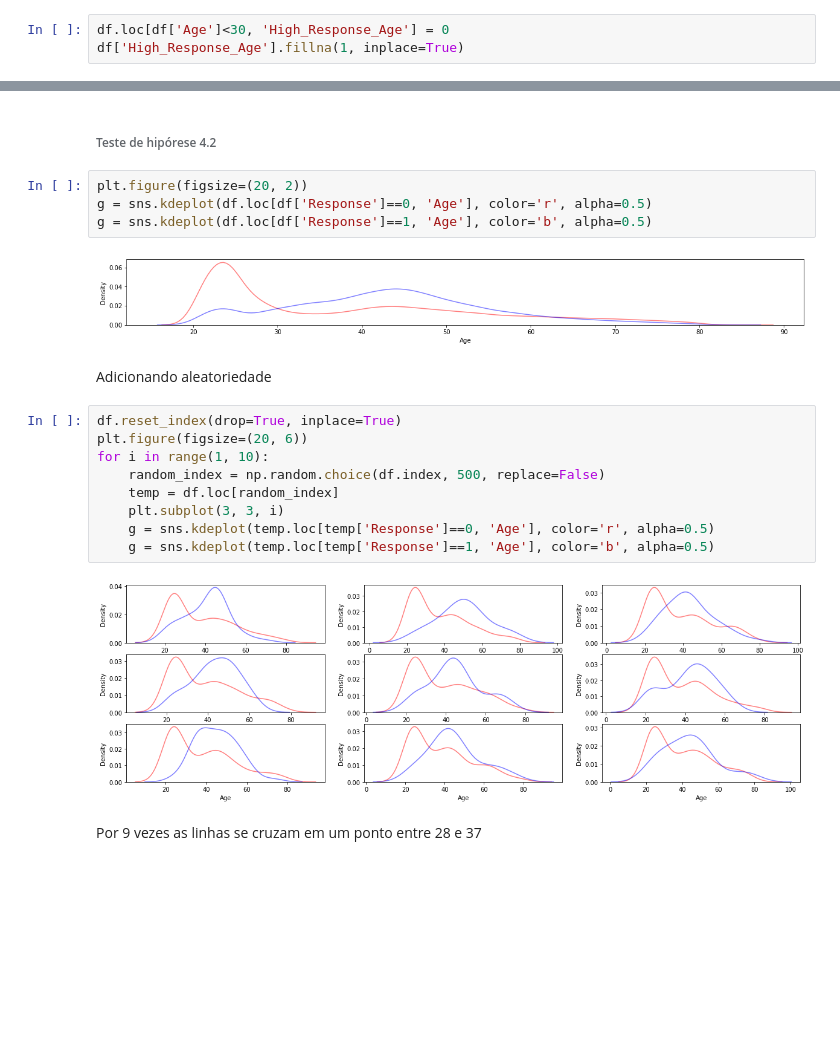
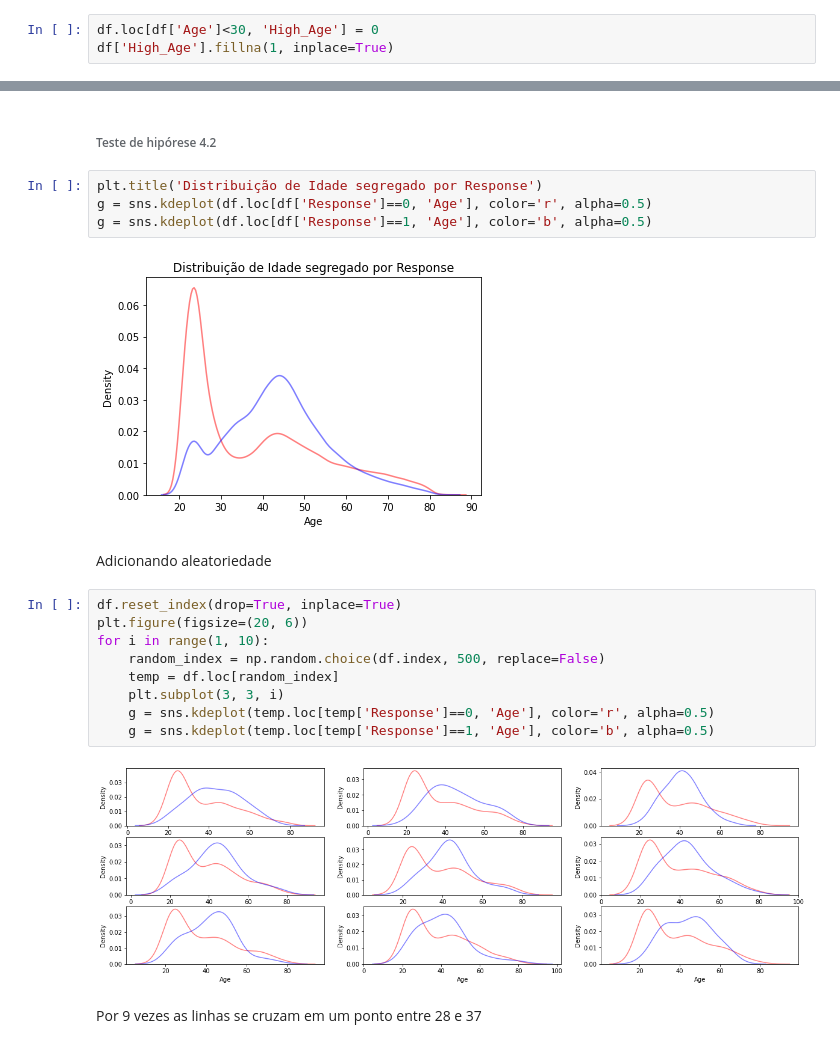
Before and after one commit to Samoelmoura/insurance_sales_predict, a Jupyter notebook: notebooks/1.0 analytics_and_feature_engineering.ipynb, the cells around one changed output, grey strips where cells are left out. Drawn from its saved outputs; the diff is of its cells as text; blank space fills up the shorter version.

```diff
--- a/notebooks/1.0 analytics_and_feature_engineering.ipynb
+++ b/notebooks/1.0 analytics_and_feature_engineering.ipynb
@@ -331,6 +331,6 @@ Correlações fracas com Age, Annual_Premium, Policy_Sales_Channel e Vehicle_Age
 # %%
-df.loc[df['Age']<30, 'High_Response_Age'] = 0
-df['High_Response_Age'].fillna(1, inplace=True)
+df.loc[df['Age']<30, 'High_Age'] = 0
+df['High_Age'].fillna(1, inplace=True)
 # %% [markdown]
 ###### 3.4 Log_Annual_Premium
 # %%
@@ -642,11 +647,11 @@ Pessoas mais velhas apresentam interesse maior pelo produto
 # %% [markdown]
 ###### Teste de hipórese 4.2
 # %%
-plt.figure(figsize=(20, 2))
+plt.title('Distribuição de Idade segregado por Response')
 g = sns.kdeplot(df.loc[df['Response']==0, 'Age'], color='r', alpha=0.5)
 g = sns.kdeplot(df.loc[df['Response']==1, 'Age'], color='b', alpha=0.5)
 # %% [output]
-[figure, old version]
+[figure, new version]
 # %% [markdown]
 Adicionando aleatoriedade
 # %%
@@ -659,7 +664,7 @@ for i in range(1, 10):
     g = sns.kdeplot(temp.loc[temp['Response']==0, 'Age'], color='r', alpha=0.5)
     g = sns.kdeplot(temp.loc[temp['Response']==1, 'Age'], color='b', alpha=0.5)
 # %% [output]
-[figure, old version]
+[figure, new version]
 # %% [markdown]
 Por 9 vezes as linhas se cruzam em um ponto entre 28 e 37
 # %%
```
Also changed, not shown: parts of 43 cells of this notebook.
